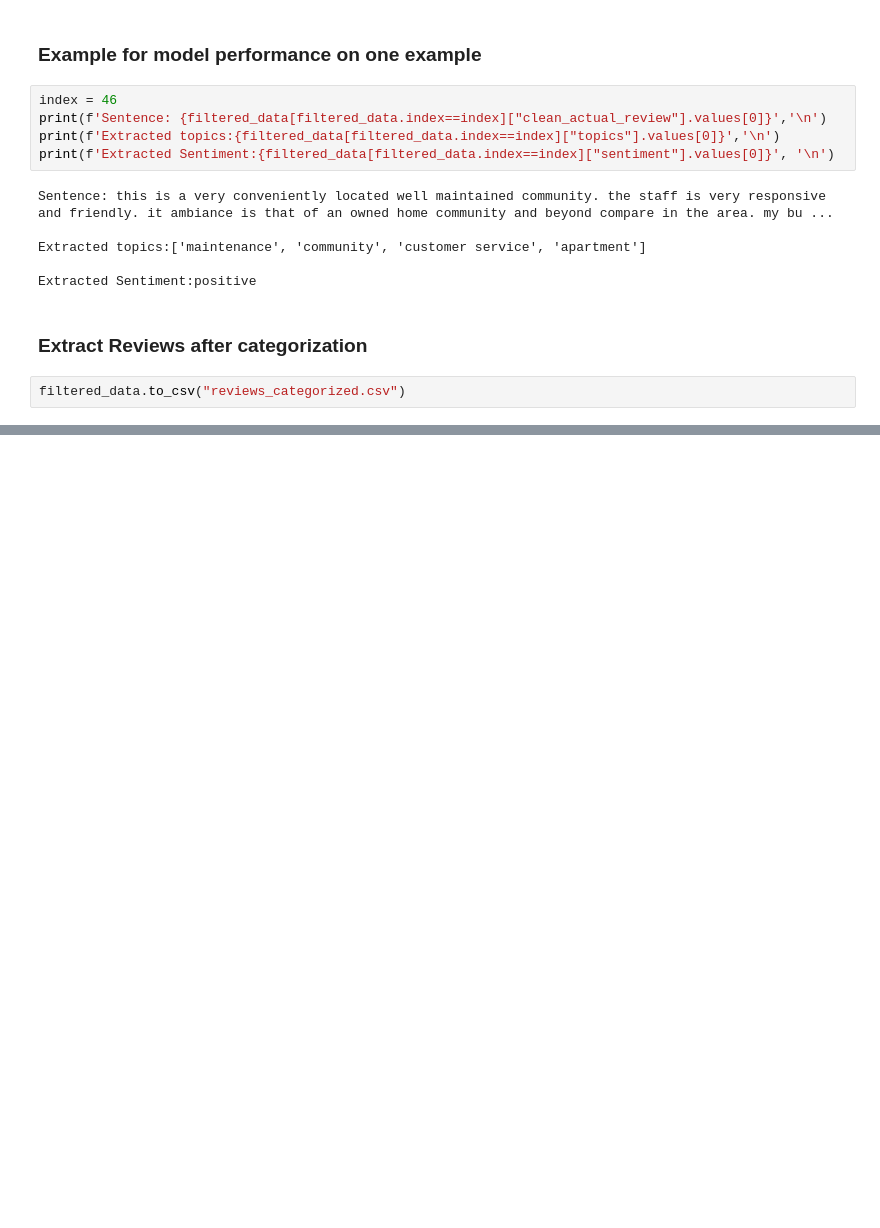
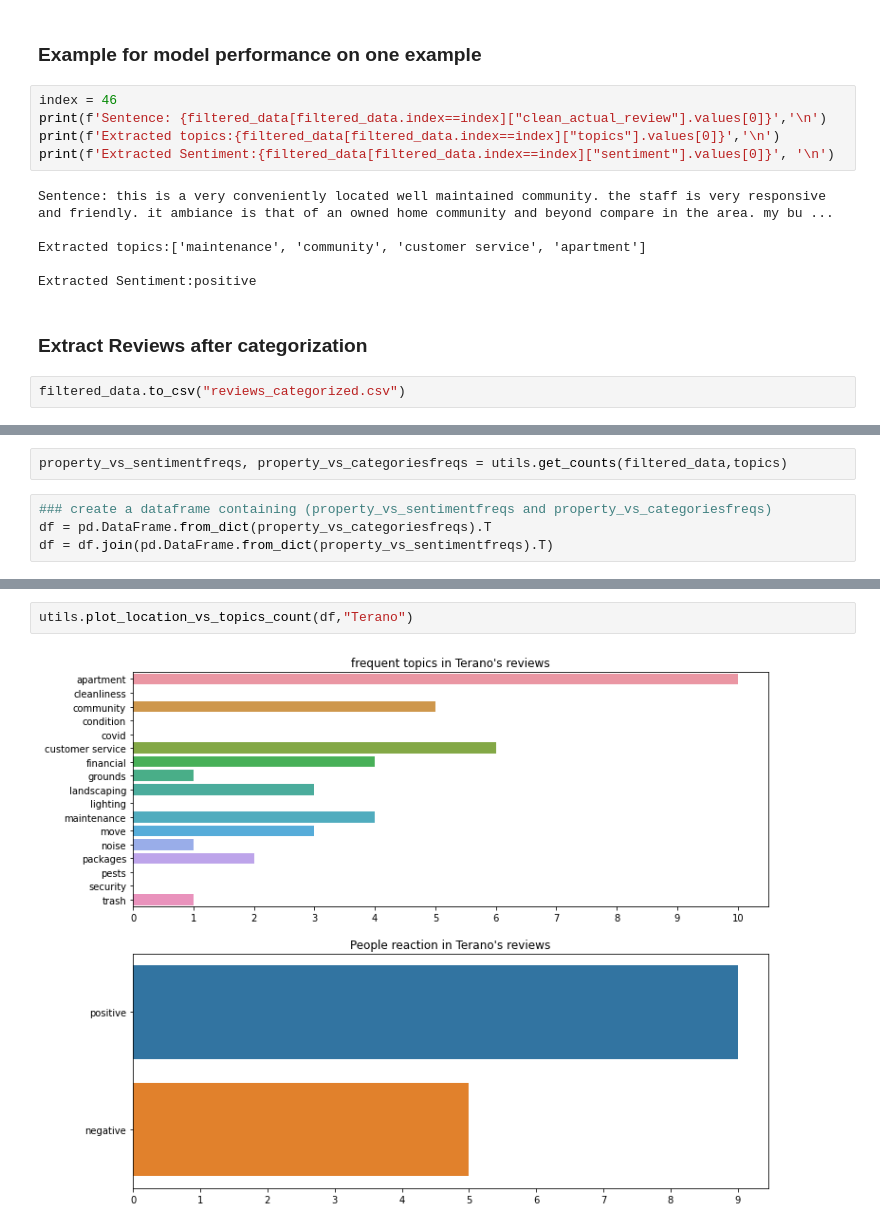
Before and after one commit to OmarFarag95/insights-from-unstructured-reviews, a Jupyter notebook: insights_modelling_notebook.ipynb, the cells around one changed output, grey strips where cells are left out. Cells and saved outputs as stored; diff of their text form; blank space fills up the shorter version.

```diff
--- a/insights_modelling_notebook.ipynb
+++ b/insights_modelling_notebook.ipynb
@@ -147,0 +156,6 @@ filtered_data.to_csv("reviews_categorized.csv")
+# %%
+property_vs_sentimentfreqs, property_vs_categoriesfreqs = utils.get_counts(filtered_data,topics)
+# %%
+### create a dataframe containing (property_vs_sentimentfreqs and property_vs_categoriesfreqs)
+df = pd.DataFrame.from_dict(property_vs_categoriesfreqs).T
+df = df.join(pd.DataFrame.from_dict(property_vs_sentimentfreqs).T)
@@ -147,0 +202,4 @@ filtered_data.to_csv("reviews_categorized.csv")
+# %%
+utils.plot_location_vs_topics_count(df,"Terano")
+# %% [output]
+[figure, added]
```
Also changed, not shown: parts of 11 cells of this notebook.
